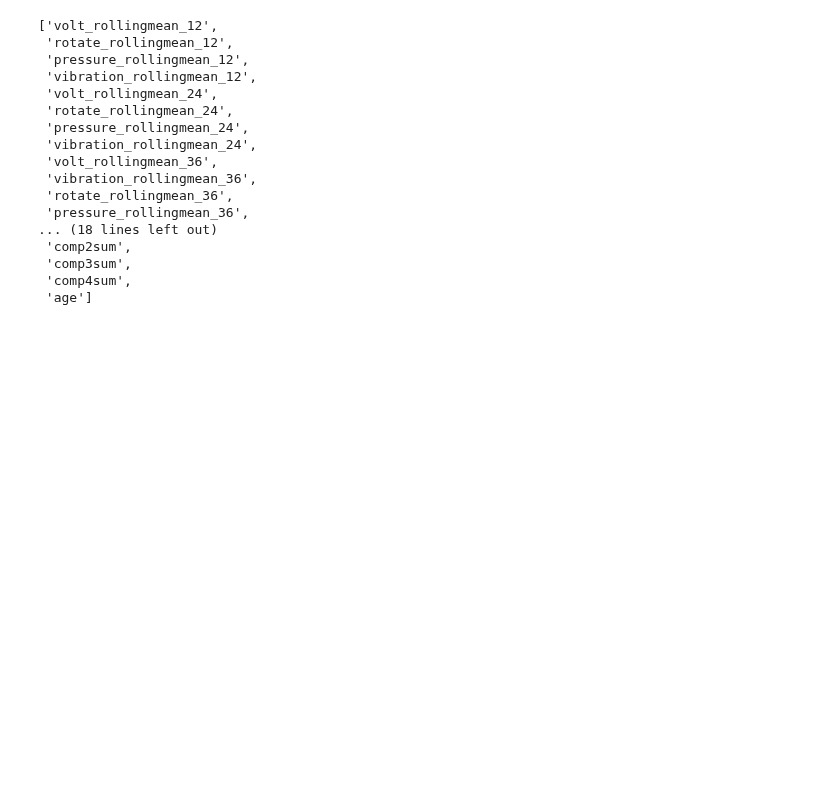
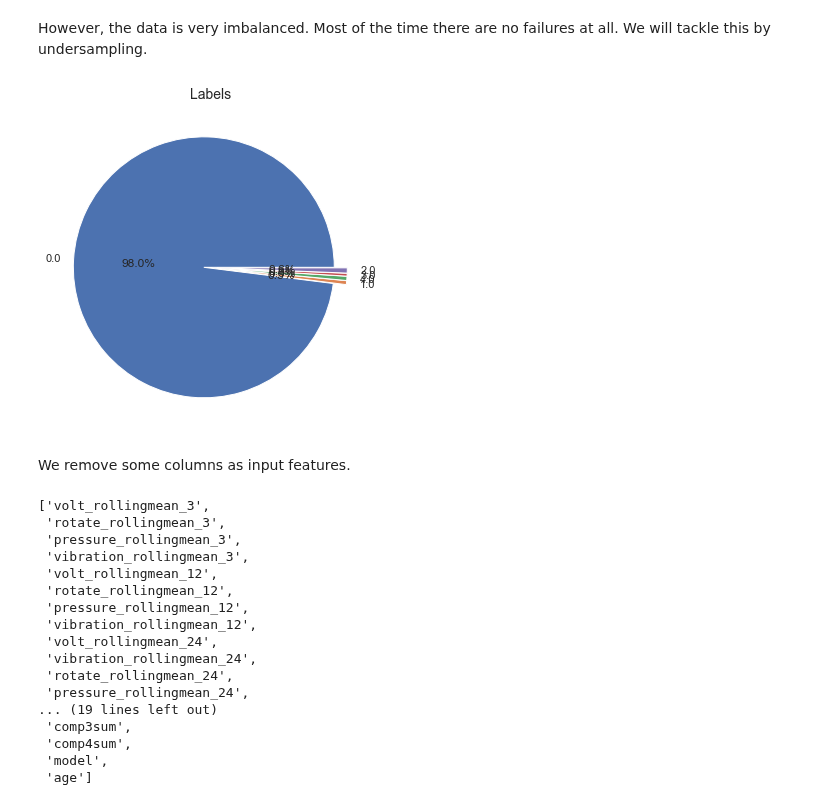
Before and after one commit to VisusAdAstra/Soen471, a Jupyter notebook: code/Isolation_Forest.ipynb, the cells around one changed output. Saved outputs shown, nothing was run; the diff lists cells and outputs as text; code cells hidden in the pictures; blank space fills up the shorter version.

```diff
--- a/code/Isolation_Forest.ipynb
+++ b/code/Isolation_Forest.ipynb
@@ -112,29 +93,41 @@ feat_data.limit(10).toPandas().head(10)
 10 rows × 40 columns
+# %% [markdown]
+However, the data is very imbalanced. Most of the time there are no failures at all. We will tackle this by undersampling.
+# %%
+sns.set_theme(style="whitegrid")
+pie, ax = plt.subplots(figsize=[10,6])
+plt.pie(x=label_count_pd['count'].tolist(), autopct="%.1f%%", explode=[0.05]*5, labels=label_count_pd['label'].tolist(), pctdistance=0.5)
+plt.title("Labels", fontsize=14)
+plt.show()
+# %% [output]
+[figure, added]
+# %% [markdown]
+We remove some columns as input features.
 # %%
 label_var = ['label']
 key_cols =['machineID','dt_truncated']
 input_features = feat_data.columns
-remove_cols = label_var + key_cols + ['failure','model_encoded','model' ]
+remove_cols = label_var + key_cols + ['failure','model_encoded']
 
 # Remove the extra names if that are in the input_features list
 input_features = [x for x in input_features if x not in set(remove_cols)]
 # Use cols
 input_features
 # %% [output]
-['volt_rollingmean_12',
+['volt_rollingmean_3',
+ 'rotate_rollingmean_3',
+ 'pressure_rollingmean_3',
+ 'vibration_rollingmean_3',
+ 'volt_rollingmean_12',
  'rotate_rollingmean_12',
  'pressure_rollingmean_12',
  'vibration_rollingmean_12',
  'volt_rollingmean_24',
+ 'vibration_rollingmean_24',
  'rotate_rollingmean_24',
  'pressure_rollingmean_24',
- 'vibration_rollingmean_24',
- 'volt_rollingmean_36',
- 'vibration_rollingmean_36',
- 'rotate_rollingmean_36',
- 'pressure_rollingmean_36',
-... (18 lines left out)
- 'comp2sum',
+... (19 lines left out)
  'comp3sum',
  'comp4sum',
+ 'model',
  'age']
```
Also changed, not shown: parts of 23 cells of this notebook.
